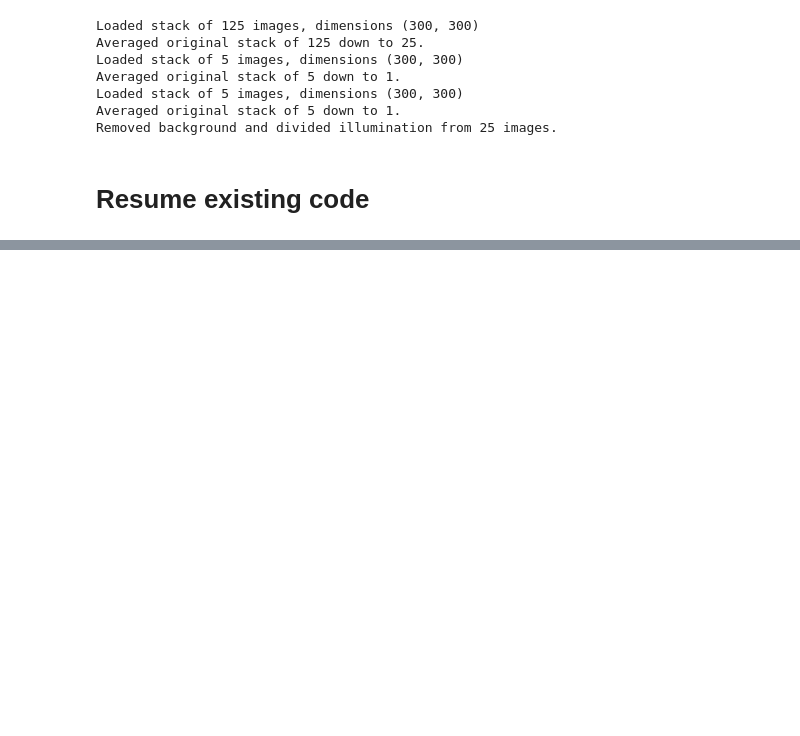
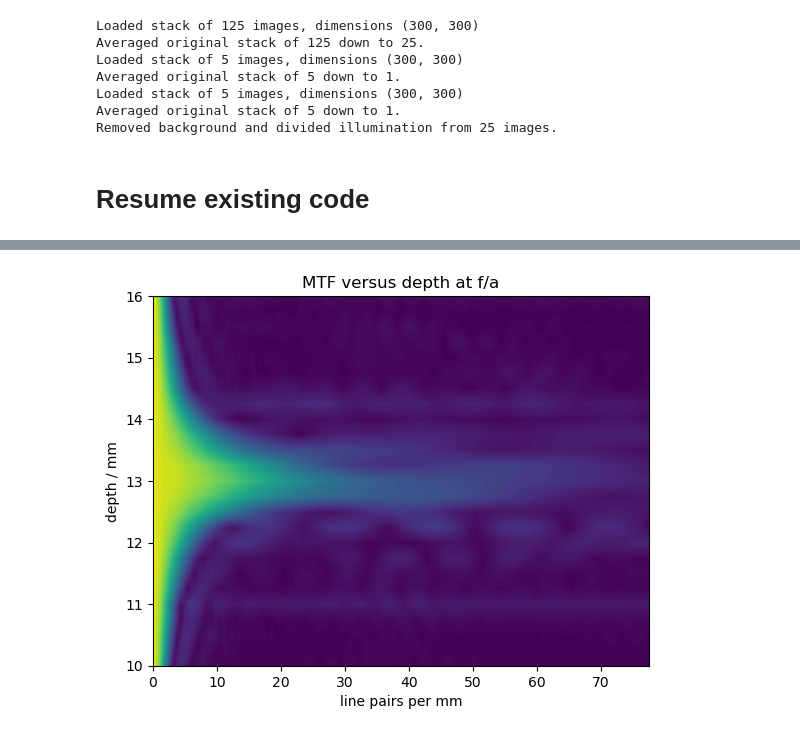
Before and after one commit to kwokkenton/optea, a Jupyter notebook: Srayan_mtf-extraction/fakahil_mtf_condensed.ipynb, the cells around one changed output, grey strips where cells are left out. Drawn from its saved outputs; the diff is of its cells as text; code cells hidden in the pictures; blank space fills up the shorter version.

```diff
--- a/Srayan_mtf-extraction/fakahil_mtf_condensed.ipynb
+++ b/Srayan_mtf-extraction/fakahil_mtf_condensed.ipynb
@@ -51,0 +61,15 @@ for i in np.arange(0, len(divided), 5):
+# %%
+import itertools
+all_freqs = list(itertools.chain.from_iterable(frequencies))
+all_pos = np.repeat(positions, 300)
+all_mtfs = list(itertools.chain.from_iterable(mtfs))
+# %%
+MTF = np.array(all_mtfs).reshape(25, 300)
+plt.contourf(frequencies[0], positions, MTF, 100)
+plt.xlim(0,0.5/6.45e-3)
+plt.xlabel('line pairs per mm')
+plt.ylabel('depth / mm')
+plt.title('MTF versus depth at f/a')
+plt.show()
+# %% [output]
+[figure, added]
```
Also changed, not shown: parts of 3 cells of this notebook, 1 other file.
